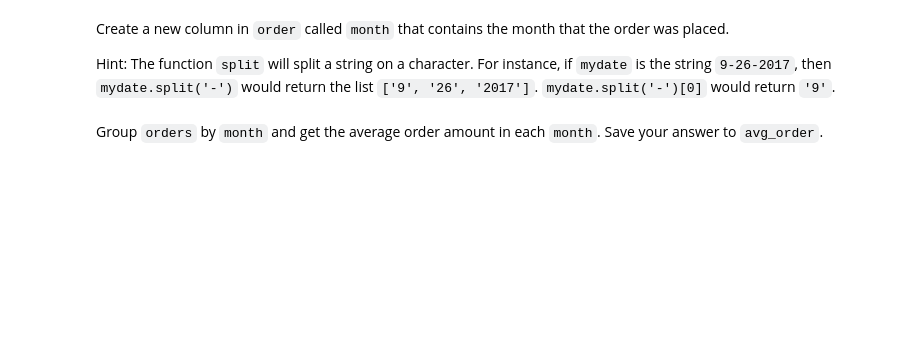
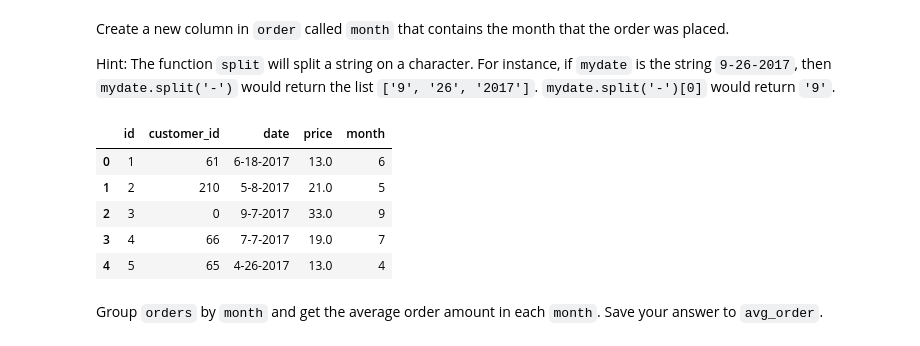
Before and after one commit to kaumaron/Data_Science, a Jupyter notebook: Codecademy_IDA/foodwheel/foodwheel.ipynb, the cells around one changed output. Cells and saved outputs as stored; diff of their text form; code cells hidden in the pictures; blank space fills up the shorter version.

```diff
--- a/Codecademy_IDA/foodwheel/foodwheel.ipynb
+++ b/Codecademy_IDA/foodwheel/foodwheel.ipynb
@@ -76,5 +108,15 @@ Examine the first few rows of `orders` using `head`.
 Create a new column in `order` called `month` that contains the month that the order was placed.
 
 Hint: The function `split` will split a string on a character.  For instance, if `mydate` is the string `9-26-2017`, then `mydate.split('-')` would return the list `['9', '26', '2017']`.  `mydate.split('-')[0]` would return `'9'`.
+# %%
+orders['month'] = orders.date.apply(lambda x: x.split('-')[0])
+orders.head()
+# %% [output]
+|  | id | customer_id | date | price | month |
+| 0 | 1 | 61 | 6-18-2017 | 13.0 | 6 |
+| 1 | 2 | 210 | 5-8-2017 | 21.0 | 5 |
+| 2 | 3 | 0 | 9-7-2017 | 33.0 | 9 |
+| 3 | 4 | 66 | 7-7-2017 | 19.0 | 7 |
+| 4 | 5 | 65 | 4-26-2017 | 13.0 | 4 |
 # %% [markdown]
 Group `orders` by `month` and get the average order amount in each `month`.  Save your answer to `avg_order`.
```
Also changed, not shown: parts of 12 cells of this notebook.
